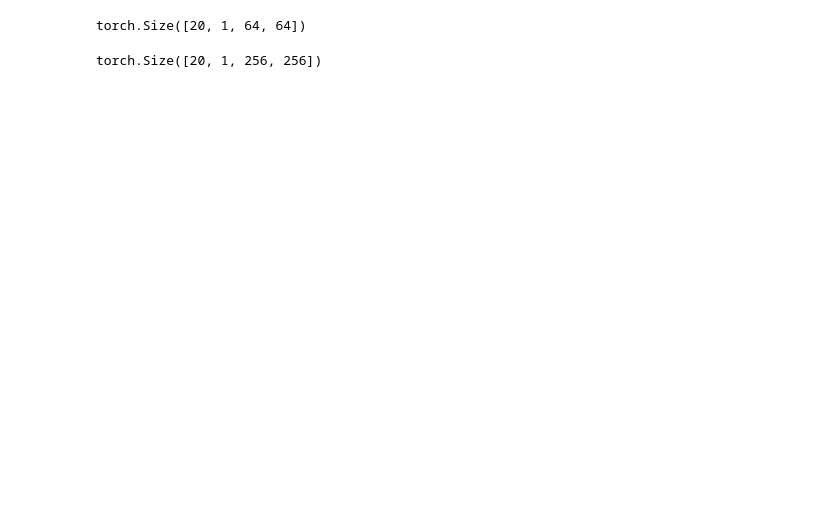
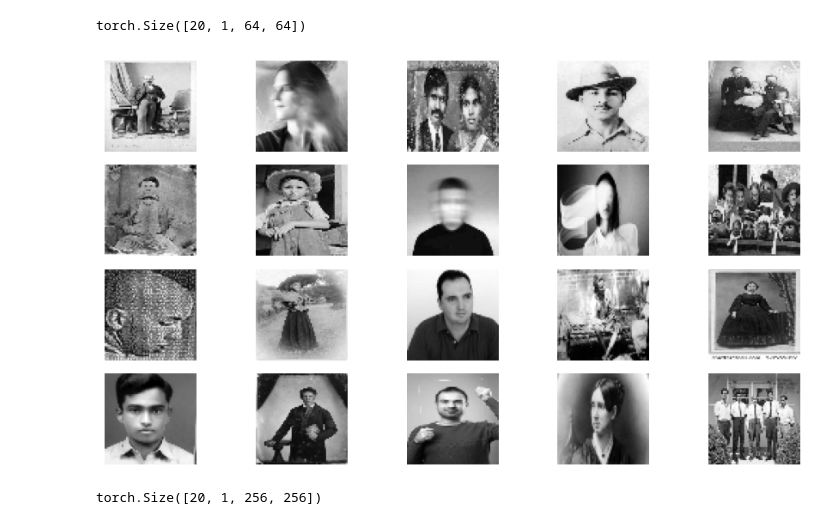
Before and after one commit to atikul-islam-sajib/GPSRGAN, a Jupyter notebook: notebooks/ModelPrototyping.ipynb, the cells around one changed output. Drawn from its saved outputs; the diff is of its cells as text; code cells hidden in the pictures; blank space fills up the shorter version.

```diff
--- a/notebooks/ModelPrototyping.ipynb
+++ b/notebooks/ModelPrototyping.ipynb
@@ -10,0 +35,3 @@ import torch.optim as optim
+# %%
+images = np.array(lr_images)
+images = images.reshape(-1, 1, 64, 64)
@@ -10,0 +42,12 @@ import torch.optim as optim
+# %%
+images = images.astype(np.float32) / 255.0
+dataloader = DataLoader(
+    dataset=list(images), batch_size=32, shuffle=True)
+# %%
+# Total number of data
+total_dataset = 0
+for data in dataloader:
+    total_dataset+=data.shape[0]
+
+print("Total data # {} ".format(total_dataset))
+print("The shape of the data # {}".format(data.shape))
@@ -395,9 +441,23 @@ G_loss: 5.451092541217804 - D_loss: 0.00490722875110805
 # %%
-data, _ = next(iter(dataloader))
+data = next(iter(dataloader))
 dataset = data[0:20]
 dataset.shape
 # %% [output]
 torch.Size([20, 1, 64, 64])
+# %%
+import matplotlib.pyplot as plt
+
+plt.figure(figsize=(10, 5))
+
+for index, image in enumerate(dataset):
+    plt.subplot(4, 5, index + 1)
+    plt.imshow(image.detach().numpy().reshape(64, 64), cmap="gray")
+    plt.axis("off")
+    plt.tight_layout()
+
+plt.show()
+# %% [output]
+[figure, added]
 # %%
 generated_data.shape
 # %% [output]
```
Also changed, not shown: parts of 7 cells of this notebook, 1 other file.
